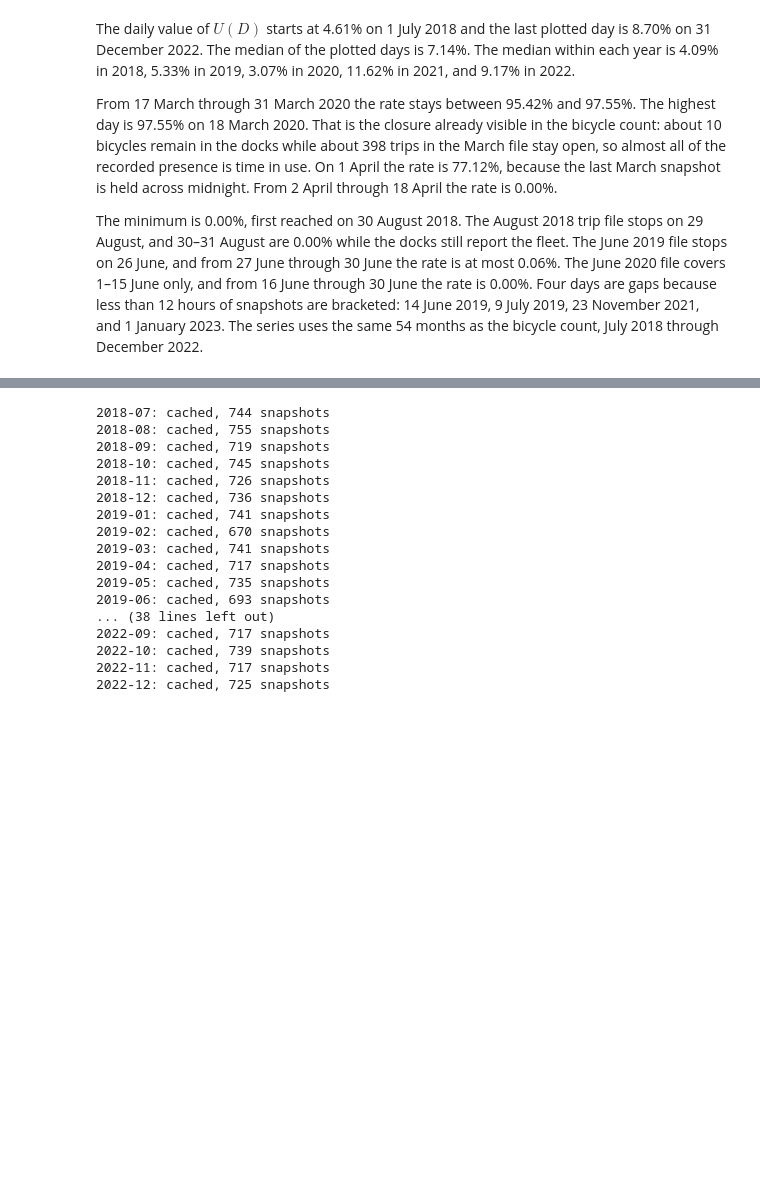
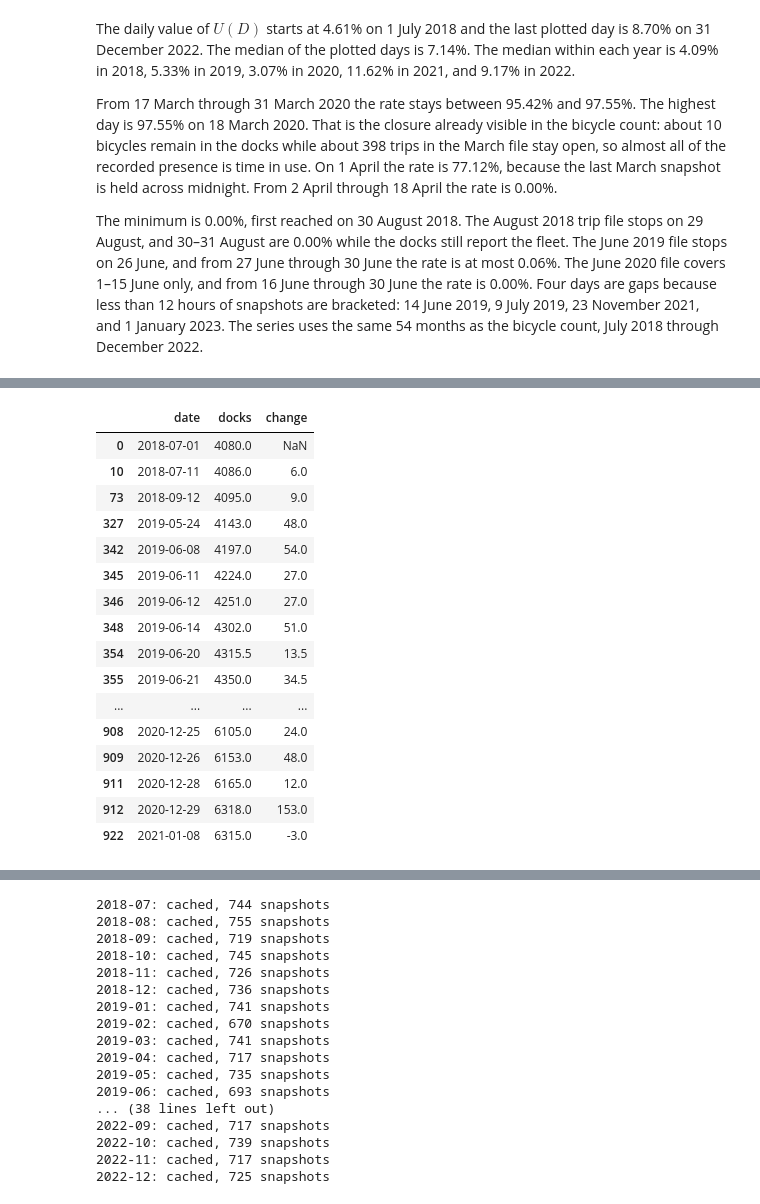
Before and after one commit to sergiozurron/BicimadOperations, a Jupyter notebook: bicimad_infrastructure_evolution.ipynb, the cells around one changed output, grey strips where cells are left out. Drawn from its saved outputs; the diff is of its cells as text; code cells hidden in the pictures; blank space fills up the shorter version.

```diff
--- a/bicimad_infrastructure_evolution.ipynb
+++ b/bicimad_infrastructure_evolution.ipynb
@@ -332,0 +449,27 @@ The minimum is 0.00%, first reached on 30 August 2018. The August 2018 trip file
+# %%
+changed = daily["n_docks"].diff().fillna(0).ne(0)
+changed.iloc[0] = True
+changes = daily.loc[changed, ["date", "n_docks"]].copy()
+changes["change"] = changes["n_docks"].diff()
+changes["date"] = changes["date"].dt.strftime("%Y-%m-%d")
+changes = changes.rename(columns={"n_docks": "docks"})
+with pd.option_context("display.max_rows", None):
+    display(changes)
+# %% [output]
+|  | date | docks | change |
+| 0 | 2018-07-01 | 4080.0 | NaN |
+| 10 | 2018-07-11 | 4086.0 | 6.0 |
+| 73 | 2018-09-12 | 4095.0 | 9.0 |
+| 327 | 2019-05-24 | 4143.0 | 48.0 |
+| 342 | 2019-06-08 | 4197.0 | 54.0 |
+| 345 | 2019-06-11 | 4224.0 | 27.0 |
+| 346 | 2019-06-12 | 4251.0 | 27.0 |
+| 348 | 2019-06-14 | 4302.0 | 51.0 |
+| 354 | 2019-06-20 | 4315.5 | 13.5 |
+| 355 | 2019-06-21 | 4350.0 | 34.5 |
+| ... | ... | ... | ... |
+| 908 | 2020-12-25 | 6105.0 | 24.0 |
+| 909 | 2020-12-26 | 6153.0 | 48.0 |
+| 911 | 2020-12-28 | 6165.0 | 12.0 |
+| 912 | 2020-12-29 | 6318.0 | 153.0 |
+| 922 | 2021-01-08 | 6315.0 | -3.0 |
```
Also changed, not shown: parts of 7 cells of this notebook.
